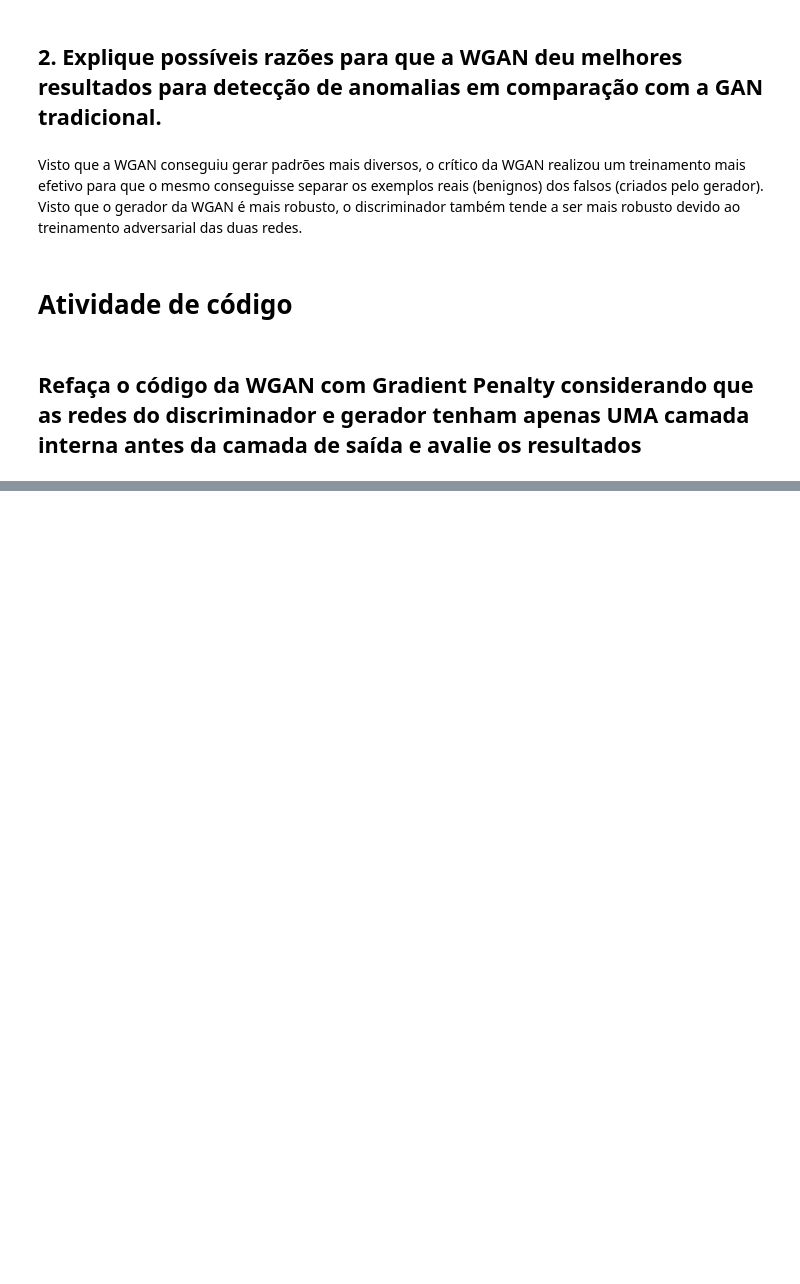
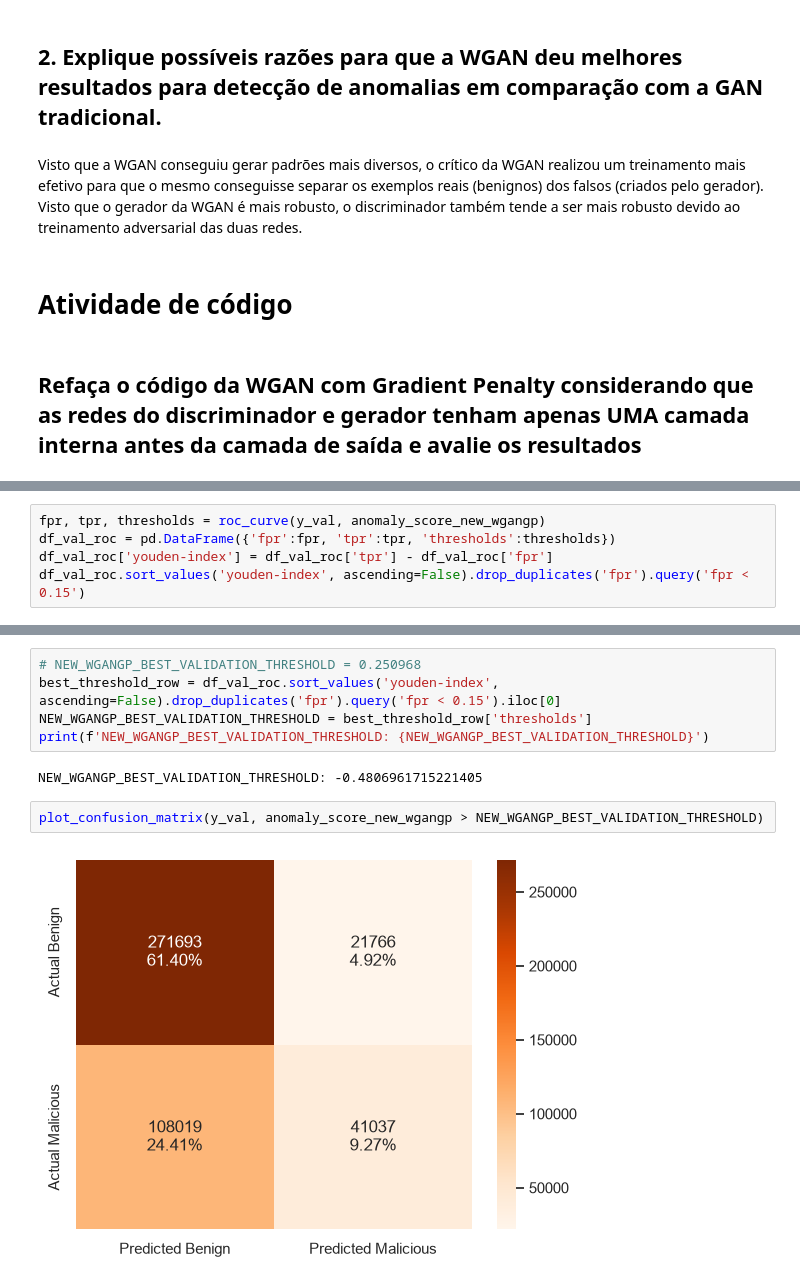
Before and after one commit to marquesgbr/intrusion_detection_studies, a Jupyter notebook: AP5 - GANs.ipynb, the cells around one changed output, grey strips where cells are left out. Cells and saved outputs as stored; diff of their text form; blank space fills up the shorter version.

```diff
--- a/AP5 - GANs.ipynb
+++ b/AP5 - GANs.ipynb
@@ -965,0 +1075,5 @@ new_wgangp.fit(X=torch.tensor(norm_X_train, dtype=torch.float), batch_size=BATCH
+# %%
+fpr, tpr, thresholds = roc_curve(y_val, anomaly_score_new_wgangp)
+df_val_roc = pd.DataFrame({'fpr':fpr, 'tpr':tpr, 'thresholds':thresholds})
+df_val_roc['youden-index'] = df_val_roc['tpr'] - df_val_roc['fpr']
+df_val_roc.sort_values('youden-index', ascending=False).drop_duplicates('fpr').query('fpr < 0.15')
@@ -965,0 +1094,11 @@ new_wgangp.fit(X=torch.tensor(norm_X_train, dtype=torch.float), batch_size=BATCH
+# %%
+# NEW_WGANGP_BEST_VALIDATION_THRESHOLD = 0.250968
+best_threshold_row = df_val_roc.sort_values('youden-index', ascending=False).drop_duplicates('fpr').query('fpr < 0.15').iloc[0]
+NEW_WGANGP_BEST_VALIDATION_THRESHOLD = best_threshold_row['thresholds']
+print(f'NEW_WGANGP_BEST_VALIDATION_THRESHOLD: {NEW_WGANGP_BEST_VALIDATION_THRESHOLD}')
+# %% [output]
+NEW_WGANGP_BEST_VALIDATION_THRESHOLD: -0.4806961715221405
+# %%
+plot_confusion_matrix(y_val, anomaly_score_new_wgangp > NEW_WGANGP_BEST_VALIDATION_THRESHOLD)
+# %% [output]
+[figure, added]
```
Also changed, not shown: parts of 38 cells of this notebook, 5 other files.
